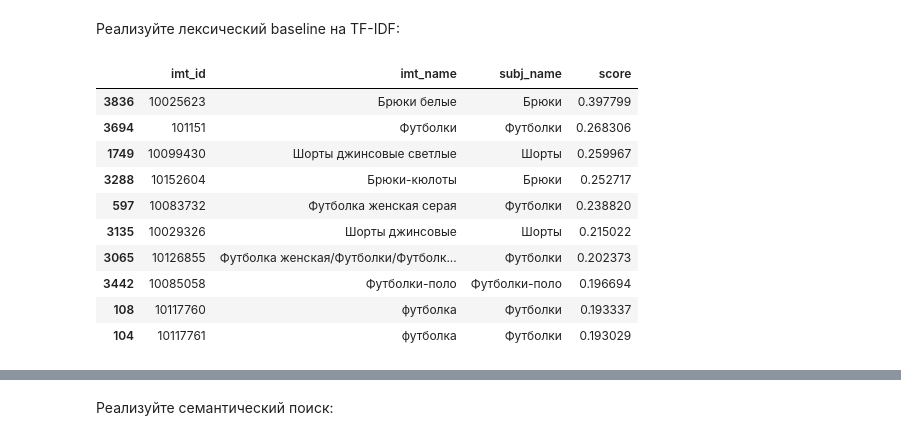
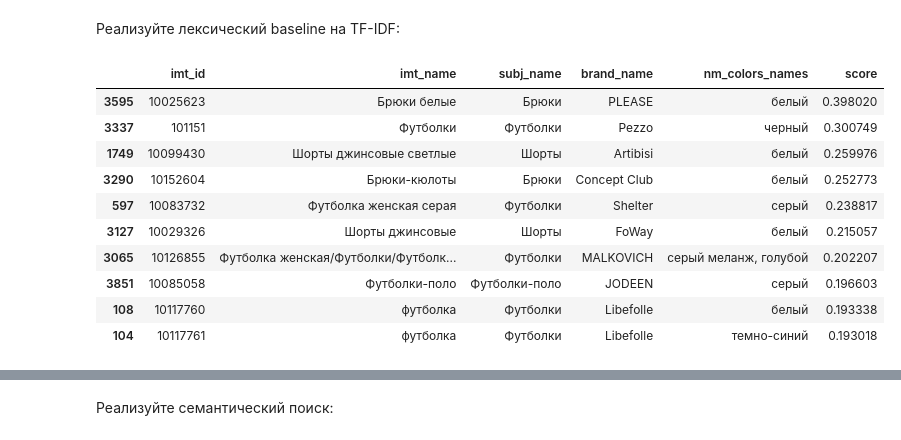
Before and after one commit to litwinowww/ProjectMonth, a Jupyter notebook: semantic_search_project.ipynb, the cells around one changed output, grey strips where cells are left out. Cells and saved outputs as stored; diff of their text form; code cells hidden in the pictures.

```diff
--- a/semantic_search_project.ipynb
+++ b/semantic_search_project.ipynb
@@ -736,13 +901,13 @@ for col in ["imt_name", "subj_name", "brand_name", "nm_colors_names", "descripti
     df_products[col] = df_products[col].apply(clean_text)
 # %%
 # собираем единый текст карточки: категория, название, бренд, цвет, описание
-df_products["product_text"] = (
-    df_products["subj_name"] + ". "
-    + df_products["imt_name"] + ". "
-    + df_products["brand_name"] + ". "
-    + df_products["nm_colors_names"] + ". "
-    + df_products["description"]
-).str.strip()
+# пустые поля пропускаем, иначе в тексте останутся висящие точки, между которых пробел
+text_fields = ["subj_name", "imt_name", "brand_name", "nm_colors_names", "description"]
+df_products["product_text"] = df_products[text_fields].apply(
+    lambda row: ". ".join(value for value in row if value.strip()), axis=1
+)
 
-df_products[["imt_id", "product_text"]].head()
+# проверяем на карточке с пустым брендом
+empty_brand = df_products["brand_name"].str.strip() == ""
+df_products.loc[empty_brand, ["product_text"]].head()
 # %% [output]
@@ -767,9 +948,10 @@ product_text собираем по варианту В: категория, на
 
 # возвращает imt_id 10 товаров, больше всего похожих на запрос
 def lexical_top(query, vectorizer, matrix, catalog, top_k=10):
-    query_vec = vectorizer.transform([query])  # превращаем запрос в вектор
+    query_vec = vectorizer.transform([clean_text(query)])  # запрос чистим так же, как тексты товаров
     scores = (matrix @ query_vec.T).toarray().ravel()  # сравниваем векторы
-    top = scores.argsort()[::-1][:top_k] # берём топ_k по убыванию - самые похожие вверху
+    # по убыванию score, при равных score - по imt_id, чтобы порядок не менялся между запусками
+    top = np.lexsort((catalog["imt_id"].to_numpy(), -scores))[:top_k]
     return catalog["imt_id"].iloc[top].to_list() # достаём imt_id
 
 
@@ -894,25 +1088,26 @@ def search_xxx(query: str, top_k: int = 10) -> pd.DataFrame:
 # %%
 # лексический поиск по каталогу оценки
 # векторы товаров уже посчитаны vectorizer_eval и matrix_eval
 def search_lexical(query, top_k=10):
-    query_vec = vectorizer_eval.transform([query])  # превращаем запрос в вектор
+    query_vec = vectorizer_eval.transform([clean_text(query)])  # запрос чистим так же, как тексты товаров
     scores = (matrix_eval @ query_vec.T).toarray().ravel()  # сравниваем векторы
-    top = scores.argsort()[::-1][:top_k]  # берём топ_k по убыванию - самые похожие вверху
-    result = df_eval.iloc[top][["imt_id", "imt_name", "subj_name"]].copy() # достаём информацию
+    # по убыванию score, при равных score - по imt_id, чтобы порядок не менялся между запусками
+    top = np.lexsort((df_eval["imt_id"].to_numpy(), -scores))[:top_k]
+    result = df_eval.iloc[top][["imt_id", "imt_name", "subj_name", "brand_name", "nm_colors_names"]].copy() # достаём информацию
     result["score"] = scores[top]
     return result
 
 # проверим
 search_lexical("белые футболки")
 # %% [output]
-|  | imt_id | imt_name | subj_name | score |
-| 3836 | 10025623 | Брюки белые | Брюки | 0.397799 |
-| 3694 | 101151 | Футболки | Футболки | 0.268306 |
-| 1749 | 10099430 | Шорты джинсовые светлые | Шорты | 0.259967 |
-| 3288 | 10152604 | Брюки-кюлоты | Брюки | 0.252717 |
-| 597 | 10083732 | Футболка женская серая | Футболки | 0.238820 |
-| 3135 | 10029326 | Шорты джинсовые | Шорты | 0.215022 |
-| 3065 | 10126855 | Футболка женская/Футболки/Футболк... | Футболки | 0.202373 |
-| 3442 | 10085058 | Футболки-поло | Футболки-поло | 0.196694 |
-| 108 | 10117760 | футболка | Футболки | 0.193337 |
-| 104 | 10117761 | футболка | Футболки | 0.193029 |
+|  | imt_id | imt_name | subj_name | brand_name | nm_colors_names | score |
+| 3595 | 10025623 | Брюки белые | Брюки | PLEASE | белый | 0.398020 |
+| 3337 | 101151 | Футболки | Футболки | Pezzo | черный | 0.300749 |
+| 1749 | 10099430 | Шорты джинсовые светлые | Шорты | Artibisi | белый | 0.259976 |
+| 3290 | 10152604 | Брюки-кюлоты | Брюки | Concept Club | белый | 0.252773 |
+| 597 | 10083732 | Футболка женская серая | Футболки | Shelter | серый | 0.238817 |
+| 3127 | 10029326 | Шорты джинсовые | Шорты | FoWay | белый | 0.215057 |
+| 3065 | 10126855 | Футболка женская/Футболки/Футболк... | Футболки | MALKOVICH | серый меланж, голубой | 0.202207 |
+| 3851 | 10085058 | Футболки-поло | Футболки-поло | JODEEN | серый | 0.196603 |
+| 108 | 10117760 | футболка | Футболки | Libefolle | белый | 0.193338 |
+| 104 | 10117761 | футболка | Футболки | Libefolle | темно-синий | 0.193018 |
```
Also changed, not shown: parts of 61 cells of this notebook.
